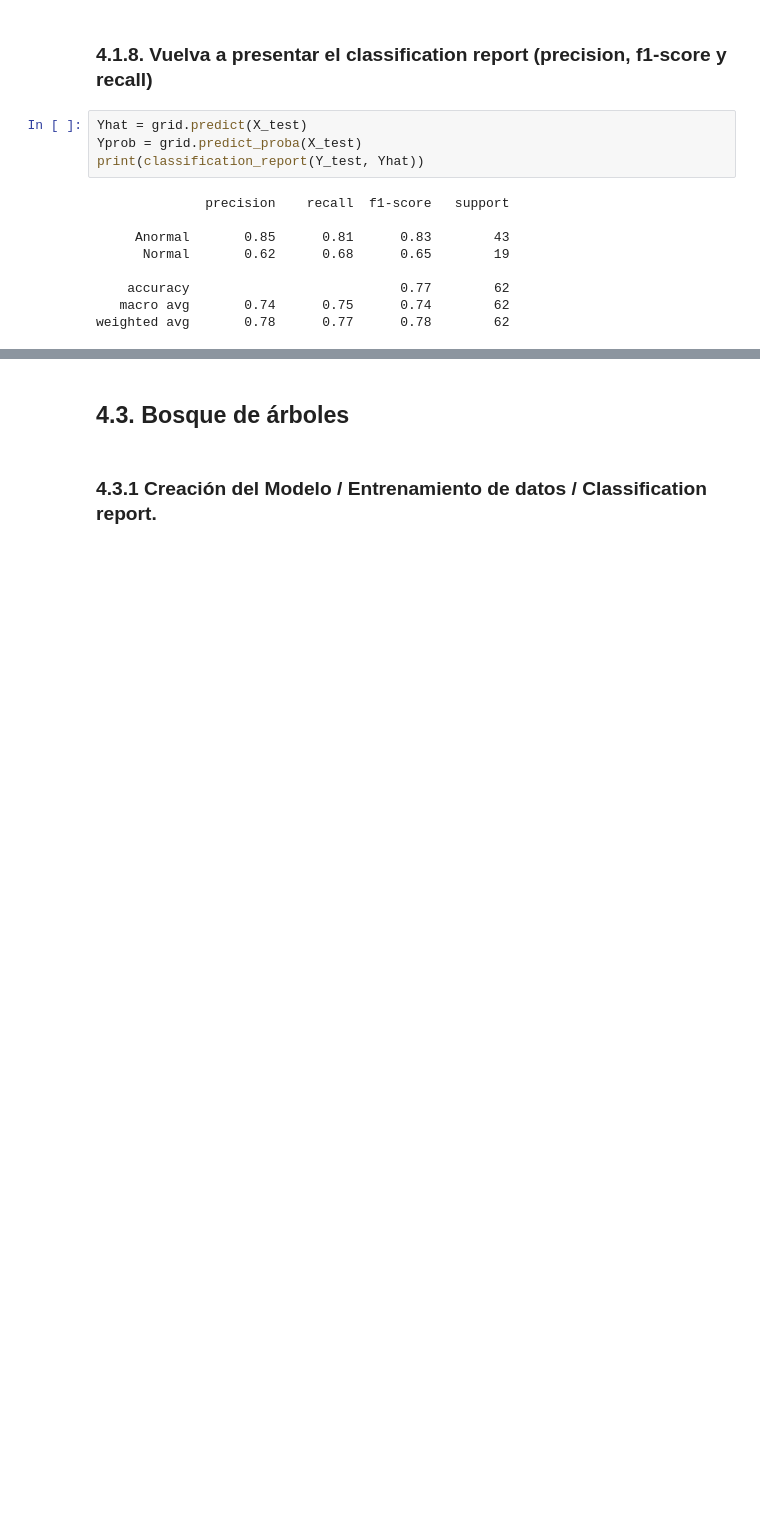
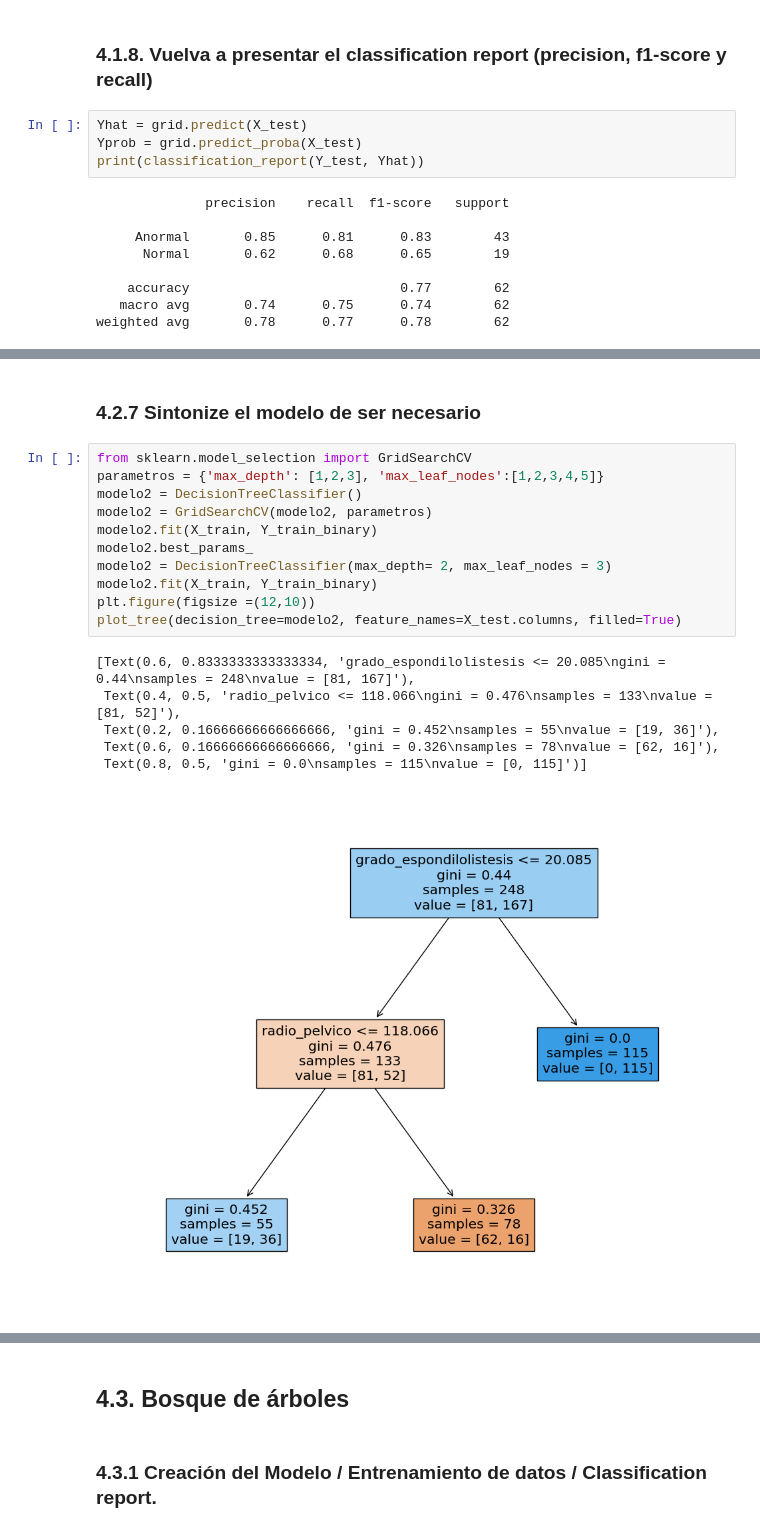
Before and after one commit to notGabo/ET_MachineLearning, a Jupyter notebook: et_ml.ipynb, the cells around one changed output, grey strips where cells are left out. Cells and saved outputs as stored; diff of their text form; blank space fills up the shorter version.

```diff
--- a/et_ml.ipynb
+++ b/et_ml.ipynb
@@ -345,0 +420,20 @@ weighted avg       0.78      0.77      0.78        62
+# %% [markdown]
+### 4.2.7 Sintonize el modelo de ser necesario
+# %%
+from sklearn.model_selection import GridSearchCV
+parametros = {'max_depth': [1,2,3], 'max_leaf_nodes':[1,2,3,4,5]}
+modelo2 = DecisionTreeClassifier()
+modelo2 = GridSearchCV(modelo2, parametros)
+modelo2.fit(X_train, Y_train_binary)
+modelo2.best_params_
+modelo2 = DecisionTreeClassifier(max_depth= 2, max_leaf_nodes = 3)
+modelo2.fit(X_train, Y_train_binary)
+plt.figure(figsize =(12,10))
+plot_tree(decision_tree=modelo2, feature_names=X_test.columns, filled=True)
+# %% [output]
+[Text(0.6, 0.8333333333333334, 'grado_espondilolistesis <= 20.085\ngini = 0.44\nsamples = 248\nvalue = [81, 167]'),
+ Text(0.4, 0.5, 'radio_pelvico <= 118.066\ngini = 0.476\nsamples = 133\nvalue = [81, 52]'),
+ Text(0.2, 0.16666666666666666, 'gini = 0.452\nsamples = 55\nvalue = [19, 36]'),
+ Text(0.6, 0.16666666666666666, 'gini = 0.326\nsamples = 78\nvalue = [62, 16]'),
+ Text(0.8, 0.5, 'gini = 0.0\nsamples = 115\nvalue = [0, 115]')]
+[figure, added]
```
Also changed, not shown: parts of 16 cells of this notebook.
